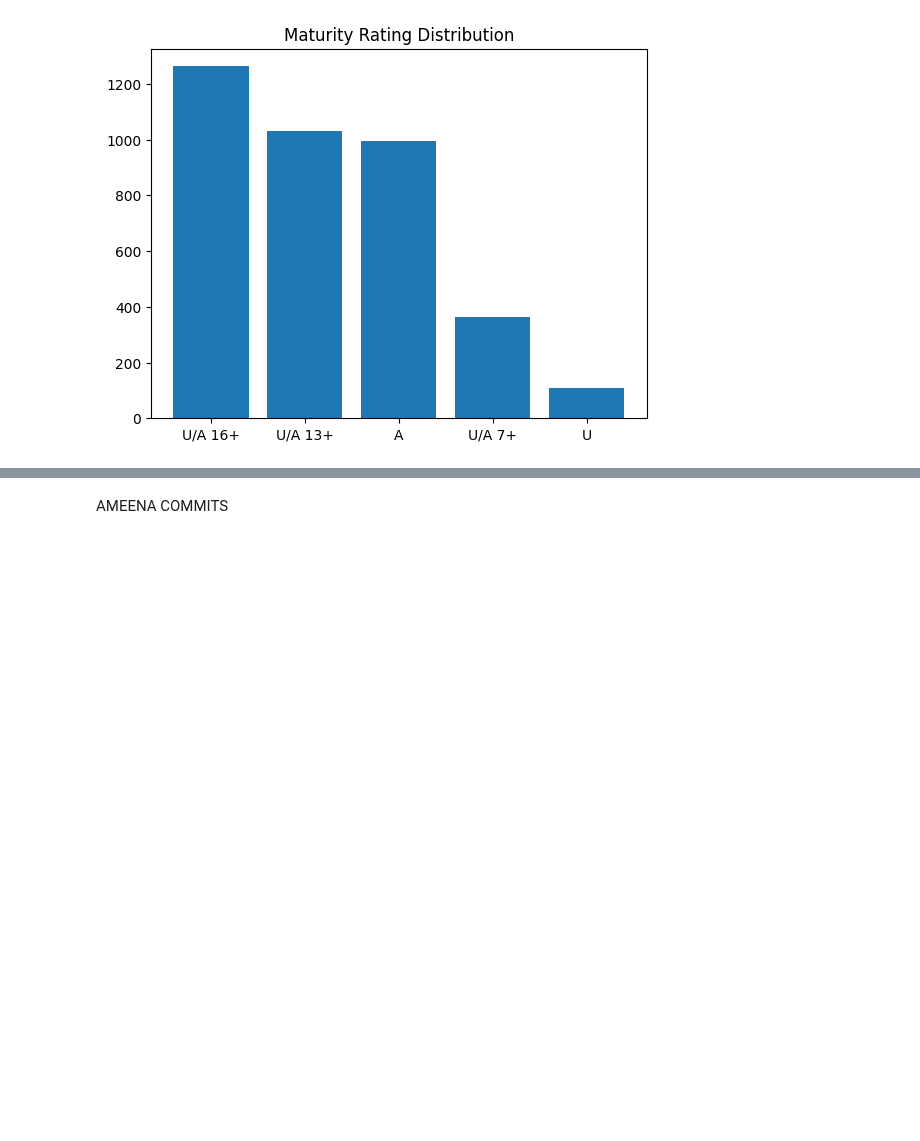
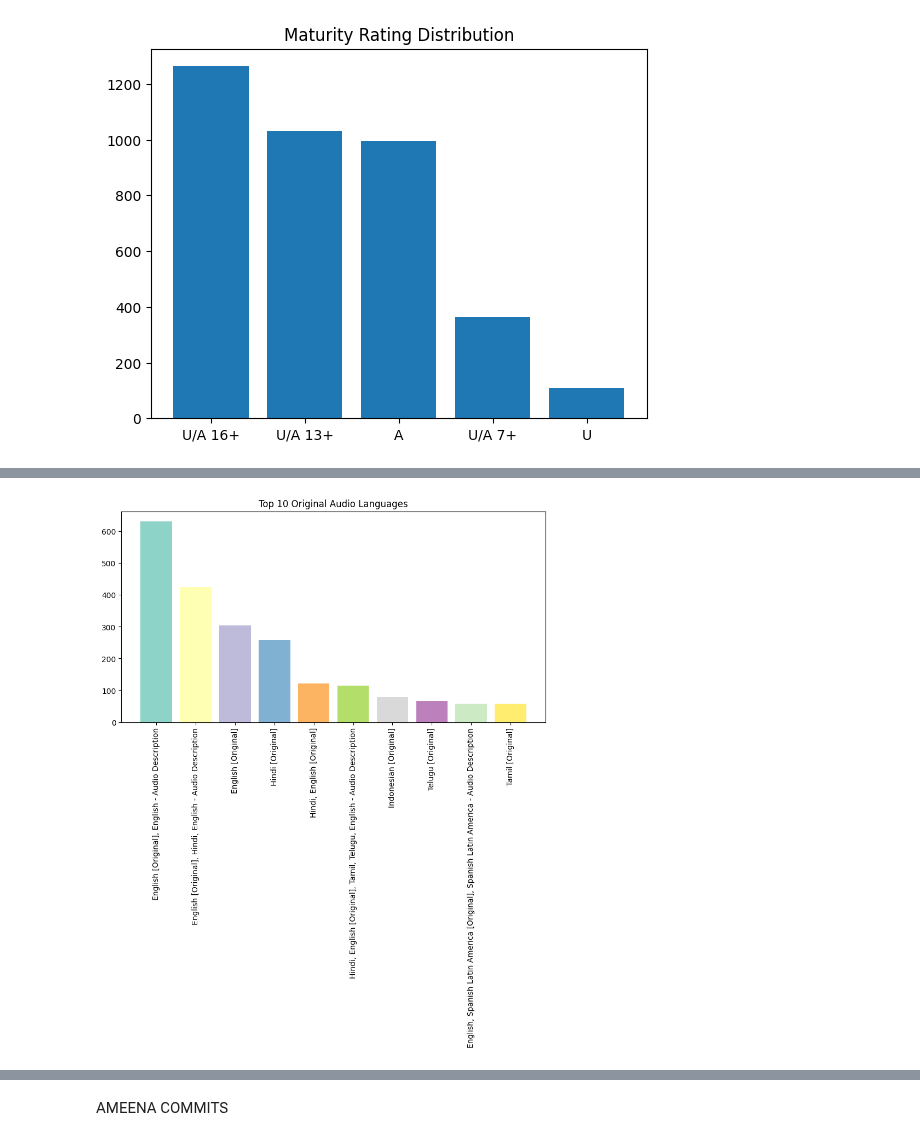
Before and after one commit to ameena0726-ops/Netflix-Analysis, a Jupyter notebook: Netflix_Content_Genre (1).ipynb, the cells around one changed output, grey strips where cells are left out. Saved outputs shown, nothing was run; the diff lists cells and outputs as text; code cells hidden in the pictures; blank space fills up the shorter version.

```diff
--- a/Netflix_Content_Genre (1).ipynb
+++ b/Netflix_Content_Genre (1).ipynb
@@ -373,0 +376,83 @@ plot.maturity_rating_bar()
+# %%
+import pandas as pd
+import numpy as np
+import matplotlib.pyplot as plt
+
+# Load your dataset
+df = pd.read_csv("C:\\Users\\Admin\\Desktop\\NETFLIX\\Netflix-Analysis\\SUBHAN_cleaned.csv")
+
+def menu():
+    print("\n==== DATA MENU ====")
+    print("1. Show first 5 rows")
+    print("2. Show column names")
+    print("3. Count English & Hindi Audio")
+    print("4. Plot Top 10 Audio Languages (Colored)")
+    print("5. Plot Movies Per Year (Dot Graph + Color)")
+    print("6. Heatmap: Release Year vs Maturity Rating")
+    print("7. Exit")
+    return int(input("Choose (1-7): "))
+
+while True:
+    choice = menu()
+
+    # 1) First 5 rows
+    if choice == 1:
+        print(df.head())
+
+    # 2) Column names
+    elif choice == 2:
+        print(df.columns)
+
+    # 3) English & Hindi counts
+    elif choice == 3:
+        english = df['Original Audio'].astype(str).str.contains("English", na=False).sum()
+        hindi = df['Original Audio'].astype(str).str.contains("Hindi", na=False).sum()
+        print("\nEnglish:", english)
+        print("Hindi:", hindi)
+
+    # 4) Top 10 Audio Languages — Colored Bar Chart
+    elif choice == 4:
+        audio_counts = df['Original Audio'].value_counts().head(10)
+        colors = plt.cm.Set3(np.linspace(0, 1, 10))
+
+        plt.figure(figsize=(10, 5))
+        plt.bar(audio_counts.index, audio_counts.values, color=colors)
+        plt.xticks(rotation=90)
+        plt.title("Top 10 Original Audio Languages")
+        plt.show()
+
+    # 5) Releases Per Year — Dot Graph + Color
+    elif choice == 5:
+        year_freq = df['Release Year'].value_counts().sort_index()
+
+        plt.figure(figsize=(10, 5))
+        plt.plot(year_freq.index, year_freq.values, marker='o', color='red')
+        plt.title("Releases Per Year")
+        plt.xlabel("Year")
+        plt.ylabel("Count")
+        plt.grid(True)
+        plt.show()
+
+    # 6) Heatmap: Year vs Maturity Rating
+    elif choice == 6:
+        ct = pd.crosstab(df['Release Year'], df['Maturity Rating'])
+
+        plt.figure(figsize=(10, 6))
+        plt.imshow(ct, cmap='coolwarm', aspect='auto')
+        plt.colorbar(label="Count")
+
+        plt.xticks(ticks=np.arange(len(ct.columns)), labels=ct.columns, rotation=90)
+        plt.yticks(ticks=np.arange(len(ct.index)), labels=ct.index)
+
+        plt.title("Heatmap: Release Year vs Maturity Rating")
+        plt.tight_layout()
+        plt.show()
+
+    # 7) Exit
+    elif choice == 7:
+        print("Goodbye!")
+        break
+
+    else:
+        print("Invalid choice, try again!")
+# %% [output]
@@ -373,0 +476 @@ plot.maturity_rating_bar()
+[figure, added]
```
Also changed, not shown: parts of 13 cells of this notebook.
